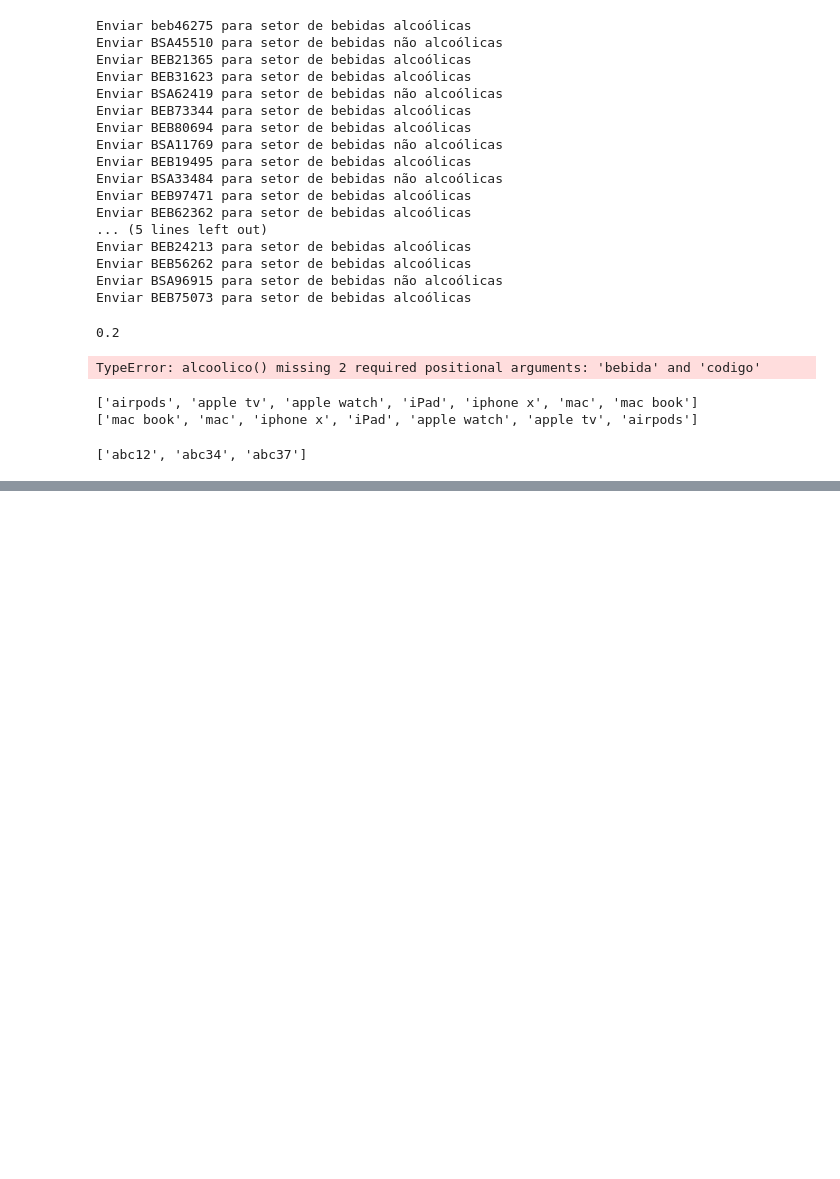
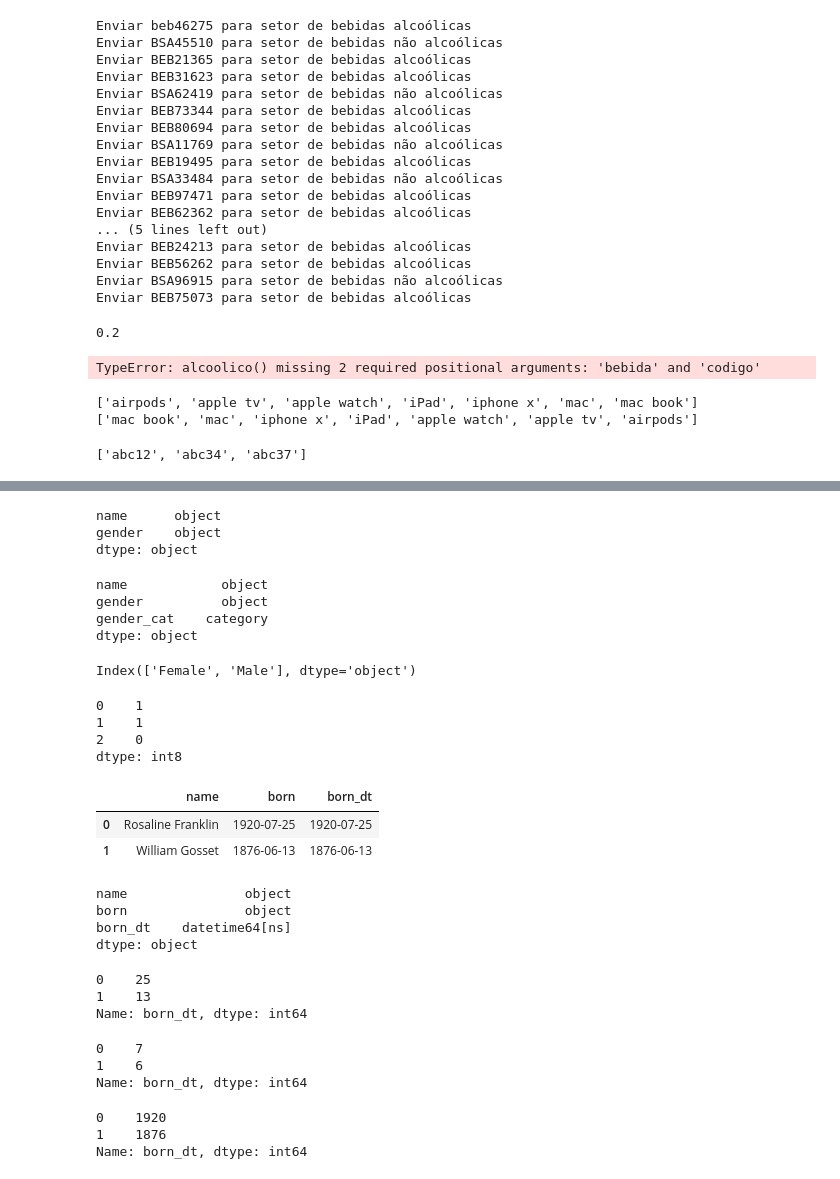
Before and after one commit to penasta/NLP, a Jupyter notebook: curso_py.ipynb, the cells around one changed output, grey strips where cells are left out. Cells and saved outputs as stored; diff of their text form; code cells hidden in the pictures; blank space fills up the shorter version.

```diff
--- a/curso_py.ipynb
+++ b/curso_py.ipynb
@@ -1949,0 +2015,70 @@ print(pc(cod_produtos,"m"))
+# %%
+# category; análogo aos factors do R
+df = pd.DataFrame(
+    {
+        "name":["Daniel","Eric","Julia"],
+        "gender":["Male","Male","Female"]
+    }
+)
+df.dtypes
+# %% [output]
+name      object
+gender    object
+dtype: object
+# %%
+df["gender_cat"] = df["gender"].astype("category")
+df.dtypes
+# %% [output]
+name            object
+gender          object
+gender_cat    category
+dtype: object
+# %%
+df["gender_cat"].cat.categories
+# %% [output]
+Index(['Female', 'Male'], dtype='object')
+# %%
+df.gender_cat.cat.codes
+# %% [output]
+0    1
+1    1
+2    0
+dtype: int8
+# %%
+df = pd.DataFrame(
+    {
+        "name":["Rosaline Franklin", "William Gosset"],
+        "born":["1920-07-25","1876-06-13"]
+    }
+)
+df["born_dt"] = pd.to_datetime(df["born"])
+df
+# %% [output]
+|  | name | born | born_dt |
+| 0 | Rosaline Franklin | 1920-07-25 | 1920-07-25 |
+| 1 | William Gosset | 1876-06-13 | 1876-06-13 |
+# %%
+df.dtypes
+# %% [output]
+name               object
+born               object
+born_dt    datetime64[ns]
+dtype: object
+# %%
+df["born_dt"].dt.day
+# %% [output]
+0    25
+1    13
+Name: born_dt, dtype: int64
+# %%
+df["born_dt"].dt.month
+# %% [output]
+0    7
+1    6
+Name: born_dt, dtype: int64
+# %%
+df["born_dt"].dt.year
+# %% [output]
+0    1920
+1    1876
+Name: born_dt, dtype: int64
```
Also changed, not shown: parts of 9 cells of this notebook.
